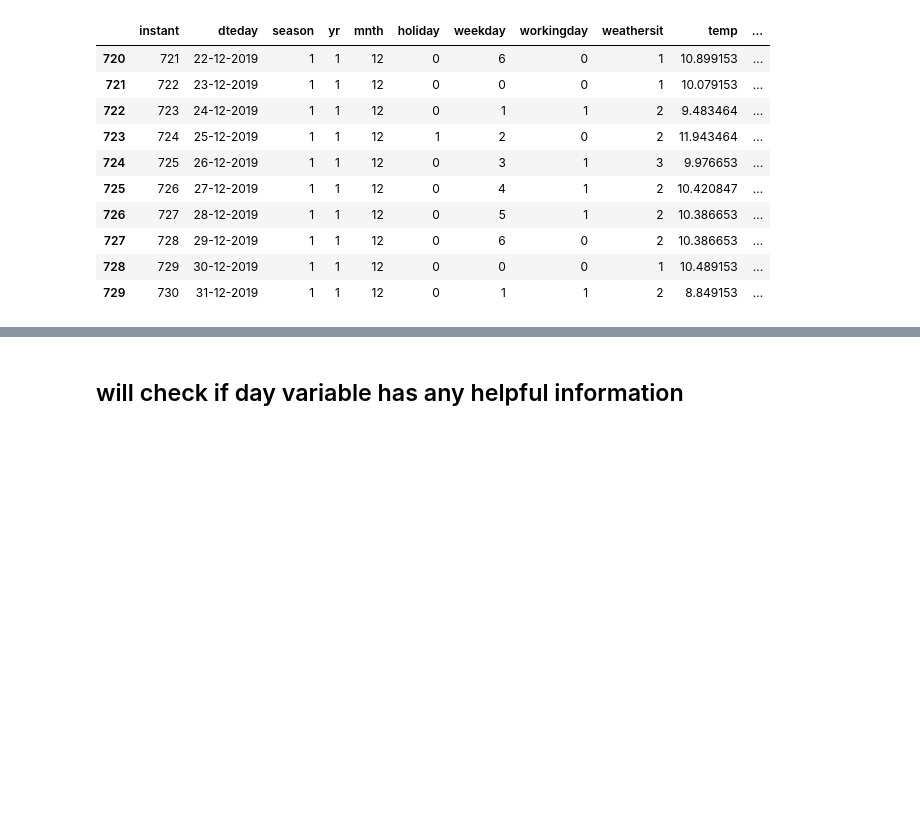
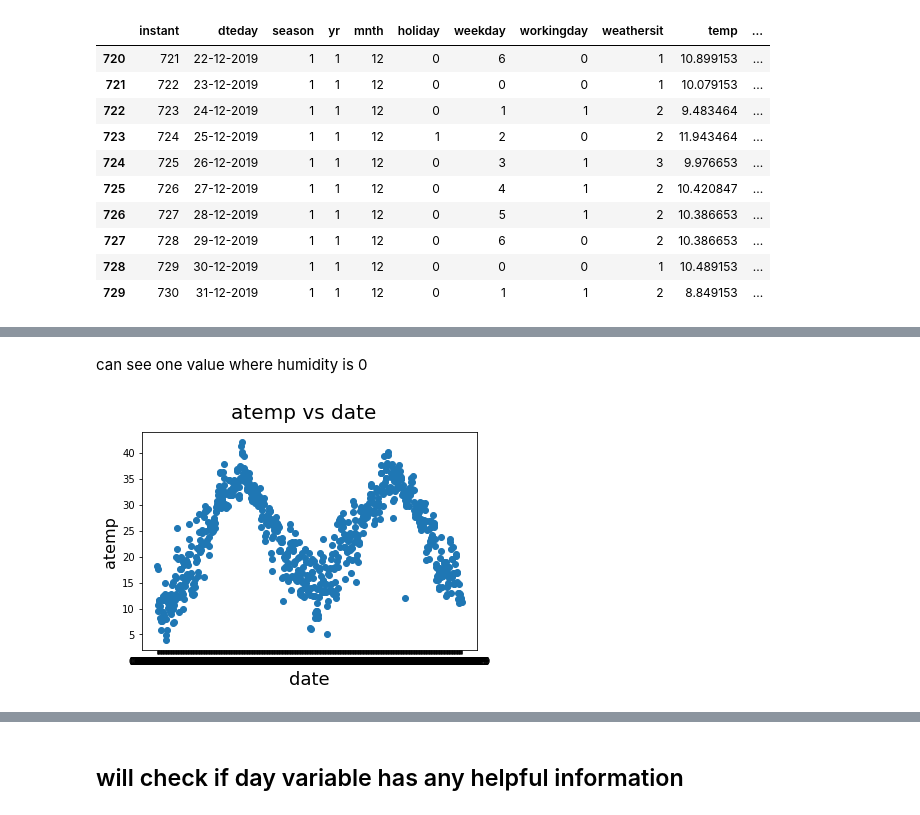
Before and after one commit to graison-thomas/BoomBikesAssignment, a Jupyter notebook: Graison.ipynb, the cells around one changed output, grey strips where cells are left out. Cells and saved outputs as stored; diff of their text form; code cells hidden in the pictures; blank space fills up the shorter version.

```diff
--- a/Graison.ipynb
+++ b/Graison.ipynb
@@ -57,0 +73,12 @@ data.drop(['casual', 'registered'], axis = 1, inplace = True)
+# %% [markdown]
+can see one value where humidity is 0
+# %%
+# Plotting y_test and y_pred to understand the spread.
+fig = plt.figure()
+plt.scatter(data['dteday'],data['atemp'])
+fig.suptitle('atemp vs date', fontsize=20)              # Plot heading
+plt.xlabel('date', fontsize=18)                          # X-label
+plt.ylabel('atemp', fontsize=16)                          # Y-label
+plt.show()
+# %% [output]
+[figure, added]
```
Also changed, not shown: parts of 19 cells of this notebook.
